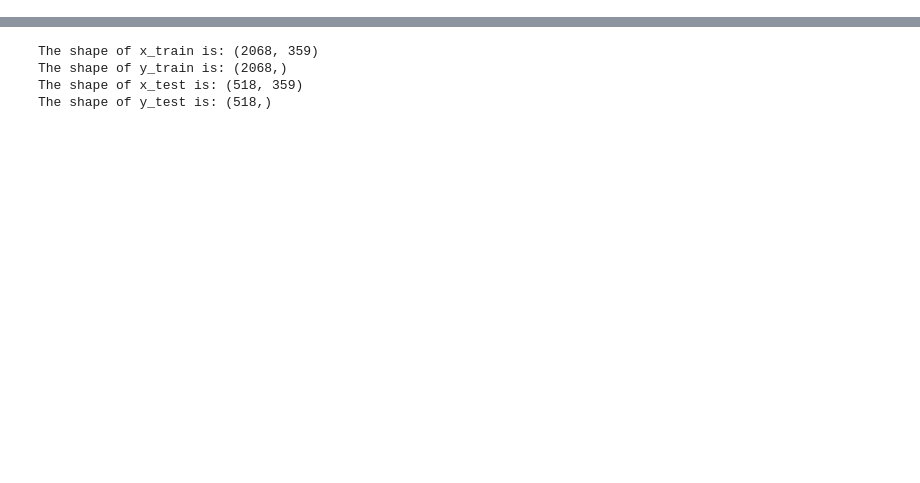
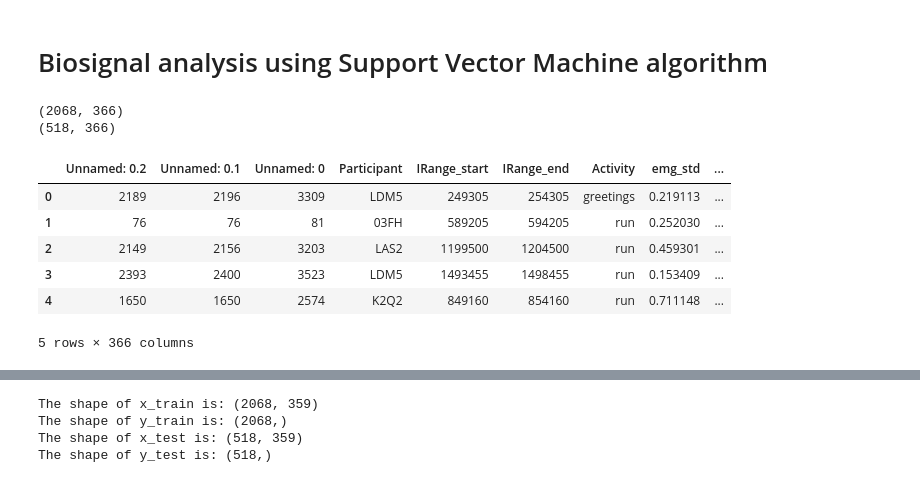
Before and after one commit to TongShan4869/Biosignal-Activity-Detection, a Jupyter notebook: models/Bio_Signal_SVM.ipynb, the cells around one changed output, grey strips where cells are left out. Drawn from its saved outputs; the diff is of its cells as text; code cells hidden in the pictures; blank space fills up the shorter version.

```diff
--- a/models/Bio_Signal_SVM.ipynb
+++ b/models/Bio_Signal_SVM.ipynb
@@ -1 +1,3 @@
+# %% [markdown]
+# Biosignal analysis using Support Vector Machine algorithm
 # %%
@@ -29,3 +29,19 @@ from collections import defaultdict
 # %%
 train_df = pd.read_csv("train_data_features_clean.csv")
 test_df = pd.read_csv("test_data_features_clean.csv")
+# %%
+print(train_df.shape)
+print(test_df.shape)
+# %% [output]
+(2068, 366)
+(518, 366)
+# %%
+train_df.head()
+# %% [output]
+|  | Unnamed: 0.2 | Unnamed: 0.1 | Unnamed: 0 | Participant | IRange_start | IRange_end | Activity | emg_std | ... |
+| 0 | 2189 | 2196 | 3309 | LDM5 | 249305 | 254305 | greetings | 0.219113 | ... |
+| 1 | 76 | 76 | 81 | 03FH | 589205 | 594205 | run | 0.252030 | ... |
+| 2 | 2149 | 2156 | 3203 | LAS2 | 1199500 | 1204500 | run | 0.459301 | ... |
+| 3 | 2393 | 2400 | 3523 | LDM5 | 1493455 | 1498455 | run | 0.153409 | ... |
+| 4 | 1650 | 1650 | 2574 | K2Q2 | 849160 | 854160 | run | 0.711148 | ... |
+5 rows × 366 columns
```
Also changed, not shown: parts of 7 cells of this notebook.
